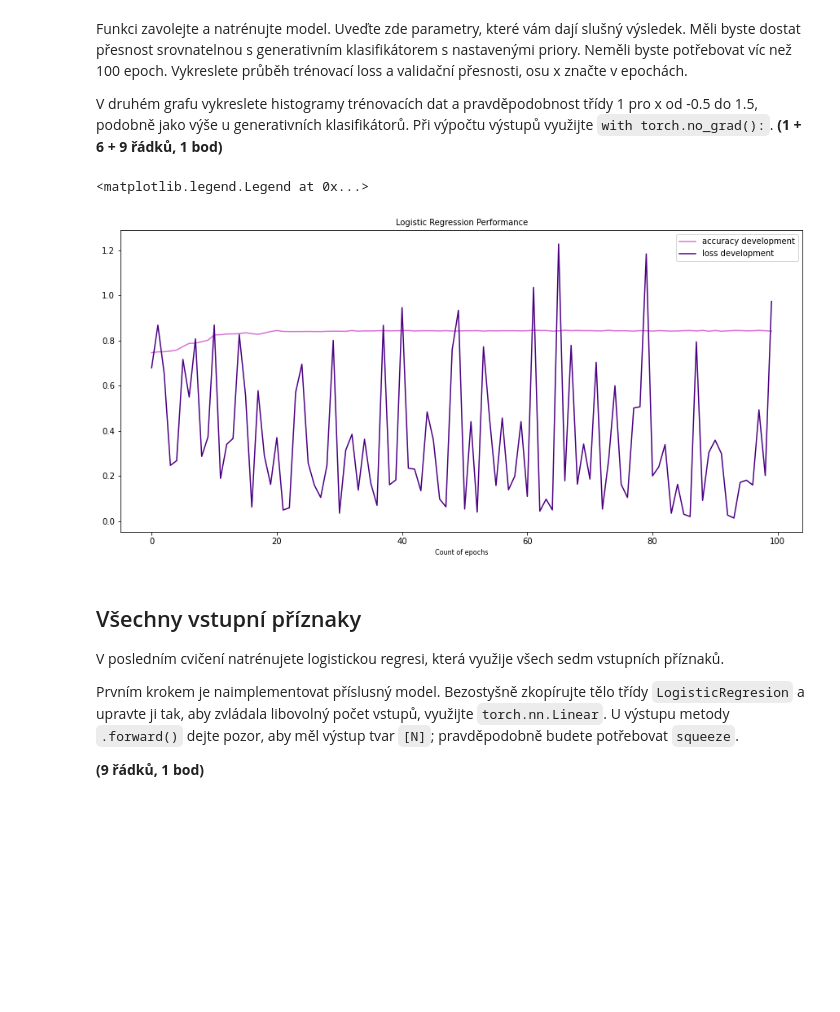
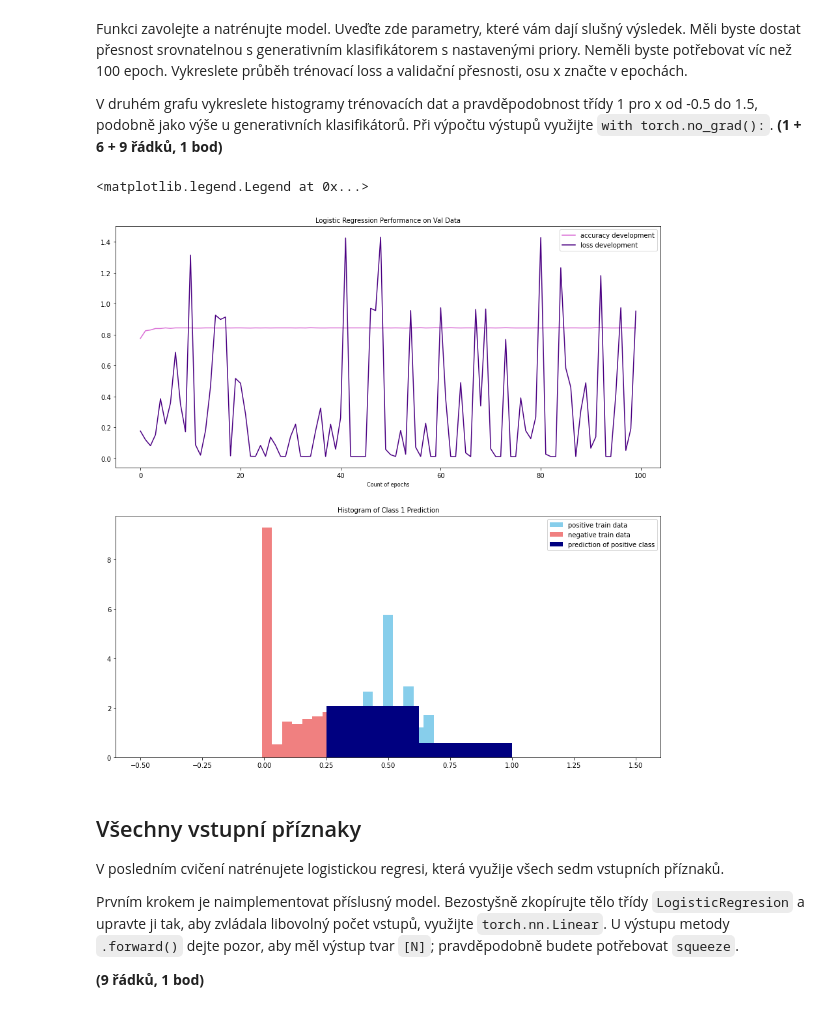
Before and after one commit to kateriska/6.-semestr-FIT, a Jupyter notebook: SUI/du/zadani.ipynb, the cells around one changed output. Cells and saved outputs as stored; diff of their text form; code cells hidden in the pictures; blank space fills up the shorter version.

Commit message:
lr edited because accuracy is from val data

```diff
--- a/SUI/du/zadani.ipynb
+++ b/SUI/du/zadani.ipynb
@@ -409,25 +411,25 @@ def train_single_fea_llr(nb_epochs, lr, batch_size, inputs, targets):
         correctly_classified = 0
         #print("Processing epoch number: " + str(i))
         epochs_list.append(i)
+        all_predictions = list()
 
         for x, t in batch_provider(inputs, targets, batch_size):
             #print(f'x: {x}, t: {t}')
-            x_numpy_array = x.detach().numpy()
             sigmoid_result = model.forward(x)
-            minibatch_predictions = model.prob_class_1(x_numpy_array)
-            k = np.where(minibatch_predictions<0.5,0,np.where(minibatch_predictions>=0.5,1,minibatch_predictions))
-
-            for target, prediction in zip(t, k):
-                if (target == prediction):
-                    correctly_classified += 1
-
             loss = F.binary_cross_entropy(model.forward(x), t)
             optimizer.zero_grad()
             loss.backward()
             optimizer.step()
 
+        val_predictions = model.prob_class_1(val_dataset.xs[:, FOI])
+        k = np.where(val_predictions<0.5,0,np.where(val_predictions>=0.5,1,val_predictions))
 
-        accuracy = (correctly_classified / np.shape(targets)[0])
+        for target, prediction in zip(val_dataset.targets, k):
+                all_predictions.append(prediction)
+                if (target == prediction):
+                    correctly_classified += 1
+
+        accuracy = (correctly_classified / np.shape(val_dataset.targets)[0])
 
         if (len(accuracies) > 0):
             if (accuracy > max(accuracies)):
@@ -439,14 +441,10 @@ def train_single_fea_llr(nb_epochs, lr, batch_size, inputs, targets):
 
         #print("Accuracy for this epoch: " + str(accuracy))
 
+    #print(accuracies)
+    return best_model, losses, accuracies, epochs_list, all_predictions
 
-    #print(accuracies)
-    return best_model, losses, accuracies, epochs_list
-
-
-inputs = val_dataset.xs[:, FOI]
-targets = val_dataset.targets
-
-best_model, losses, accuracies, epochs_list = train_single_fea_llr(100, 0.01, 2, val_dataset.xs[:, FOI], val_dataset.targets)
+# train model on training data
+best_model, losses, accuracies, epochs_list, lr_all_predictions = train_single_fea_llr(100, 0.01, 2, train_dataset.xs[:, FOI], train_dataset.targets)
 print("Max accuracy of model: " + str(max(accuracies)))
 # %% [output]
@@ -462,16 +460,25 @@ V druhém grafu vykreslete histogramy trénovacích dat a pravděpodobnost tří
 Při výpočtu výstupů využijte `with torch.no_grad():`.
 **(1 + 6 + 9 řádků, 1 bod)**
 # %%
+points_to_plot_lr = getPointsToPlot(val_dataset.xs[:, FOI], lr_all_predictions)
+
 figure = plt.figure(figsize=(15, 15))
 performance_plot = figure.add_subplot(2,1,1)
 performance_plot.plot(epochs_list, accuracies, color = "orchid", label="accuracy development")
 performance_plot.plot(epochs_list, losses, color = "indigo", label="loss development")
-performance_plot.set_title('Logistic Regression Performance', fontsize=10)
+performance_plot.set_title('Logistic Regression Performance on Val Data', fontsize=10)
 performance_plot.set_xlabel('Count of epochs', fontsize=8)
 performance_plot.legend(prop={'size': 10})
+
+data_plot = figure.add_subplot(2,1,2)
+data_plot.hist(train_dataset.pos[:, FOI], bins=np.linspace(-0.5,1.5), density=True, color = "skyblue", label="positive train data")
+data_plot.hist(train_dataset.neg[:, FOI], bins=np.linspace(-0.5,1.5), density=True, color = "lightcoral", label="negative train data")
+data_plot.hist(points_to_plot_lr, bins=np.linspace(-0.5,1,5), density=True, color ="navy", label="prediction of positive class")
+data_plot.set_title('Histogram of Class 1 Prediction', fontsize=10)
+data_plot.legend(prop={'size': 10})
 # %% [output]
 <matplotlib.legend.Legend at 0x...>
-[figure, old version]
+[figure, new version]
 # %% [markdown]
 ## Všechny vstupní příznaky
 V posledním cvičení natrénujete logistickou regresi, která využije všech sedm vstupních příznaků.
```
Also changed, not shown: parts of 9 cells of this notebook.
